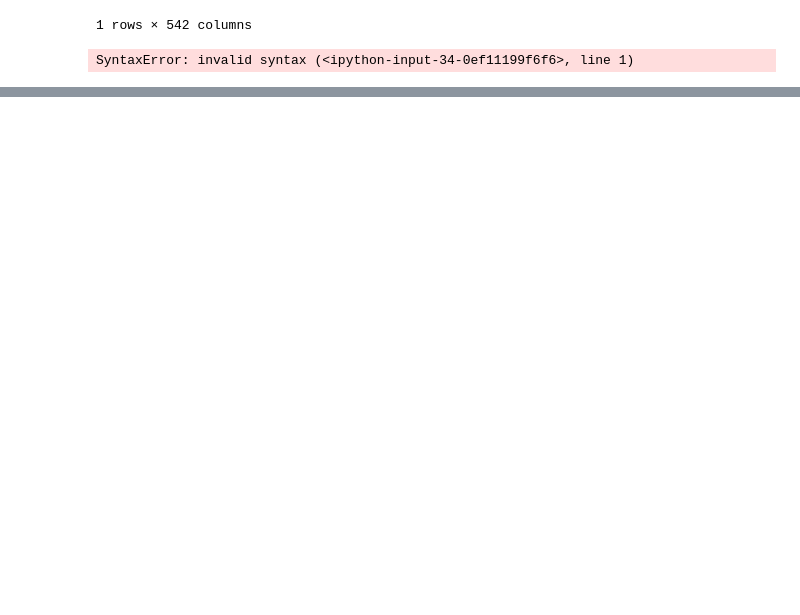
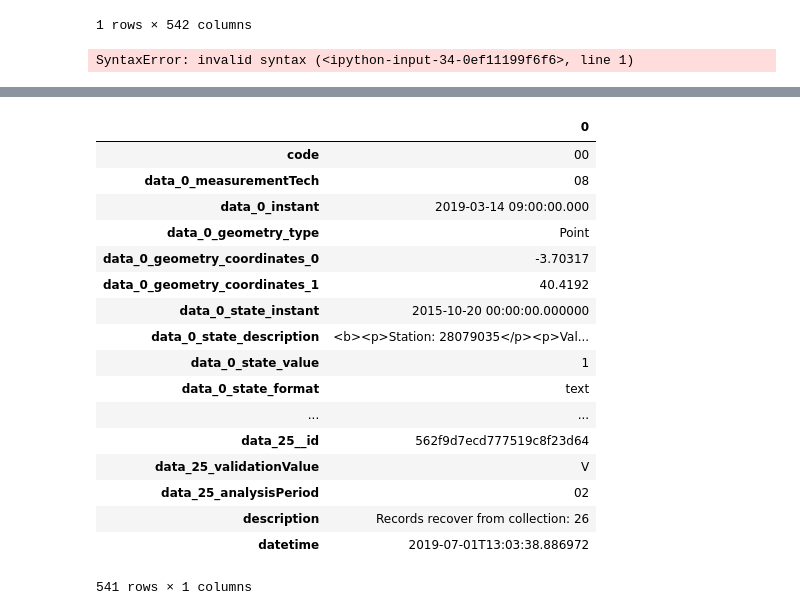
Before and after one commit to fserrey/data-analysis-pipeline, a Jupyter notebook: testing_api.ipynb, the cells around one changed output, grey strips where cells are left out. Drawn from its saved outputs; the diff is of its cells as text; code cells hidden in the pictures; blank space fills up the shorter version.

Commit message:
flattening json

```diff
--- a/testing_api.ipynb
+++ b/testing_api.ipynb
@@ -262,0 +292,23 @@ SyntaxError: invalid syntax (<ipython-input-34-0ef11199f6f6>, line 1)
+# %%
+df1 = pd.Series(flatten_json_iterative_solution(df)).to_frame()
+# %%
+df1
+# %% [output]
+|  | 0 |
+| code | 00 |
+| data_0_measurementTech | 08 |
+| data_0_instant | 2019-03-14 09:00:00.000 |
+| data_0_geometry_type | Point |
+| data_0_geometry_coordinates_0 | -3.70317 |
+| data_0_geometry_coordinates_1 | 40.4192 |
+| data_0_state_instant | 2015-10-20 00:00:00.000000 |
+| data_0_state_description | <b><p>Station: 28079035</p><p>Val... |
+| data_0_state_value | 1 |
+| data_0_state_format | text |
+| ... | ... |
+| data_25__id | 562f9d7ecd777519c8f23d64 |
+| data_25_validationValue | V |
+| data_25_analysisPeriod | 02 |
+| description | Records recover from collection: 26 |
+| datetime | 2019-07-01T13:03:38.886972 |
+541 rows × 1 columns
```
Also changed, not shown: parts of 5 cells of this notebook.
